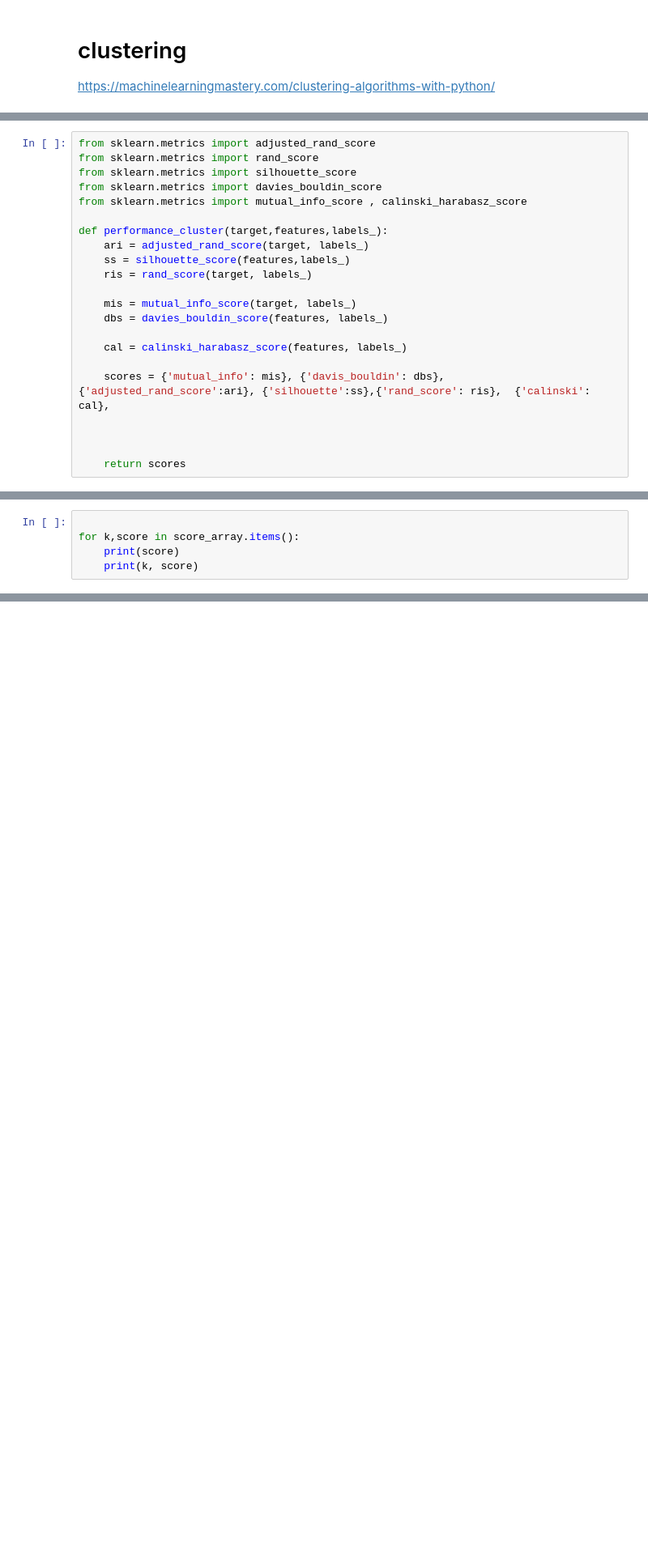
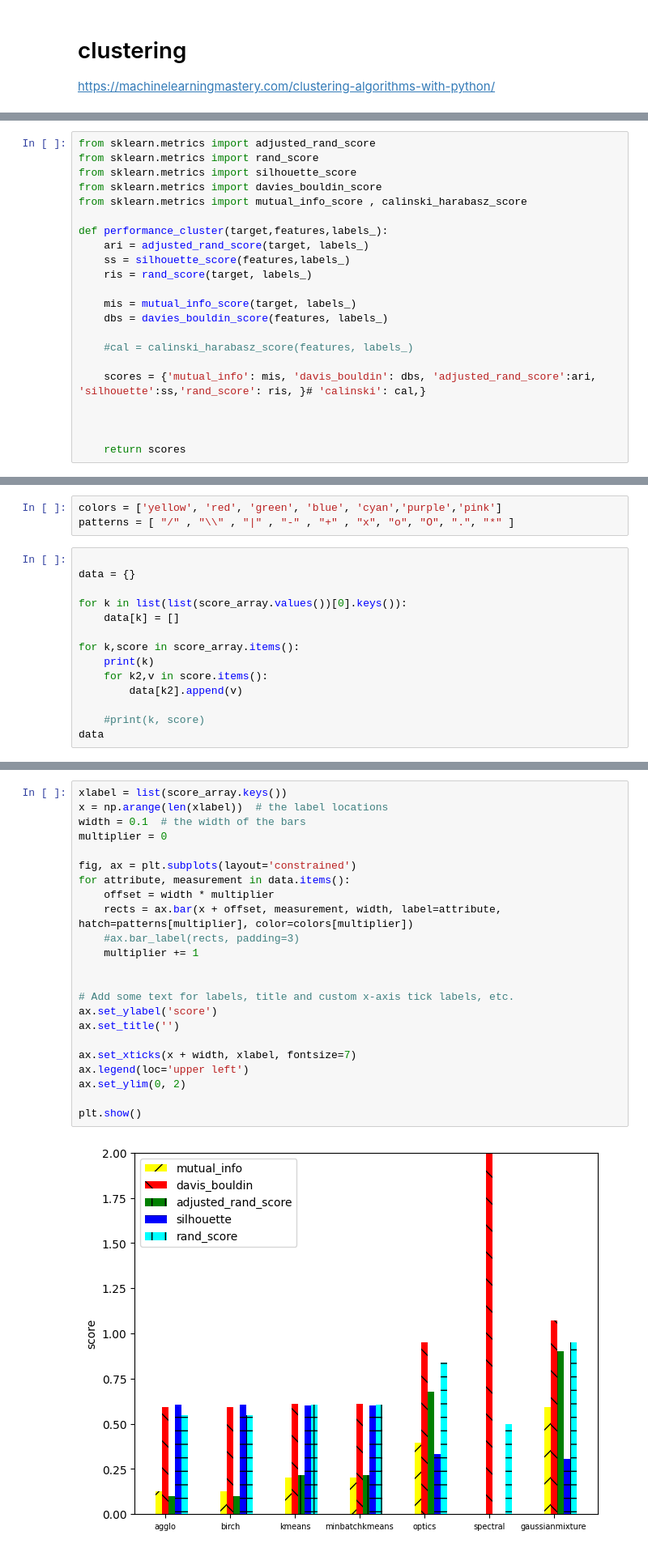
Before and after one commit to cchantra/3D-pointclouds, a Jupyter notebook: visualize_csv.ipynb, the cells around one changed output, grey strips where cells are left out. Shown: that part at 81% size. Saved outputs shown, nothing was run; the diff lists cells and outputs as text; blank space fills up the shorter version.

```diff
--- a/visualize_csv.ipynb
+++ b/visualize_csv.ipynb
@@ -383,9 +437,9 @@ def performance_cluster(target,features,labels_):
     mis = mutual_info_score(target, labels_)
     dbs = davies_bouldin_score(features, labels_)
 
-    cal = calinski_harabasz_score(features, labels_)
+    #cal = calinski_harabasz_score(features, labels_)
 
-    scores = {'mutual_info': mis}, {'davis_bouldin': dbs}, {'adjusted_rand_score':ari}, {'silhouette':ss},{'rand_score': ris},  {'calinski': cal},
+    scores = {'mutual_info': mis, 'davis_bouldin': dbs, 'adjusted_rand_score':ari, 'silhouette':ss,'rand_score': ris, }# 'calinski': cal,}
 
 
 
@@ -445,6 +487,18 @@ gaussianmixture
+# %%
+colors = ['yellow', 'red', 'green', 'blue', 'cyan','purple','pink']
+patterns = [ "/" , "\\" , "|" , "-" , "+" , "x", "o", "O", ".", "*" ]
 # %%
 
+data = {}
+
+for k in list(list(score_array.values())[0].keys()):
+    data[k] = []
+
 for k,score in score_array.items():
-    print(score)
-    print(k, score)
+    print(k)
+    for k2,v in score.items():
+        data[k2].append(v)
+
+    #print(k, score)
+data
 # %% [output]
@@ -468,0 +543,25 @@ gaussianmixture ({'mutual_info': 0.693147180559945}, {'davis_bouldin': 1.0035995
+# %%
+xlabel = list(score_array.keys())
+x = np.arange(len(xlabel))  # the label locations
+width = 0.1  # the width of the bars
+multiplier = 0
+
+fig, ax = plt.subplots(layout='constrained')
+for attribute, measurement in data.items():
+    offset = width * multiplier
+    rects = ax.bar(x + offset, measurement, width, label=attribute, hatch=patterns[multiplier], color=colors[multiplier])
+    #ax.bar_label(rects, padding=3)
+    multiplier += 1
+
+
+# Add some text for labels, title and custom x-axis tick labels, etc.
+ax.set_ylabel('score')
+ax.set_title('')
+
+ax.set_xticks(x + width, xlabel, fontsize=7)
+ax.legend(loc='upper left')
+ax.set_ylim(0, 2)
+
+plt.show()
+# %% [output]
+[figure, added]
```
Also changed, not shown: parts of 13 cells of this notebook, 1 other file.
